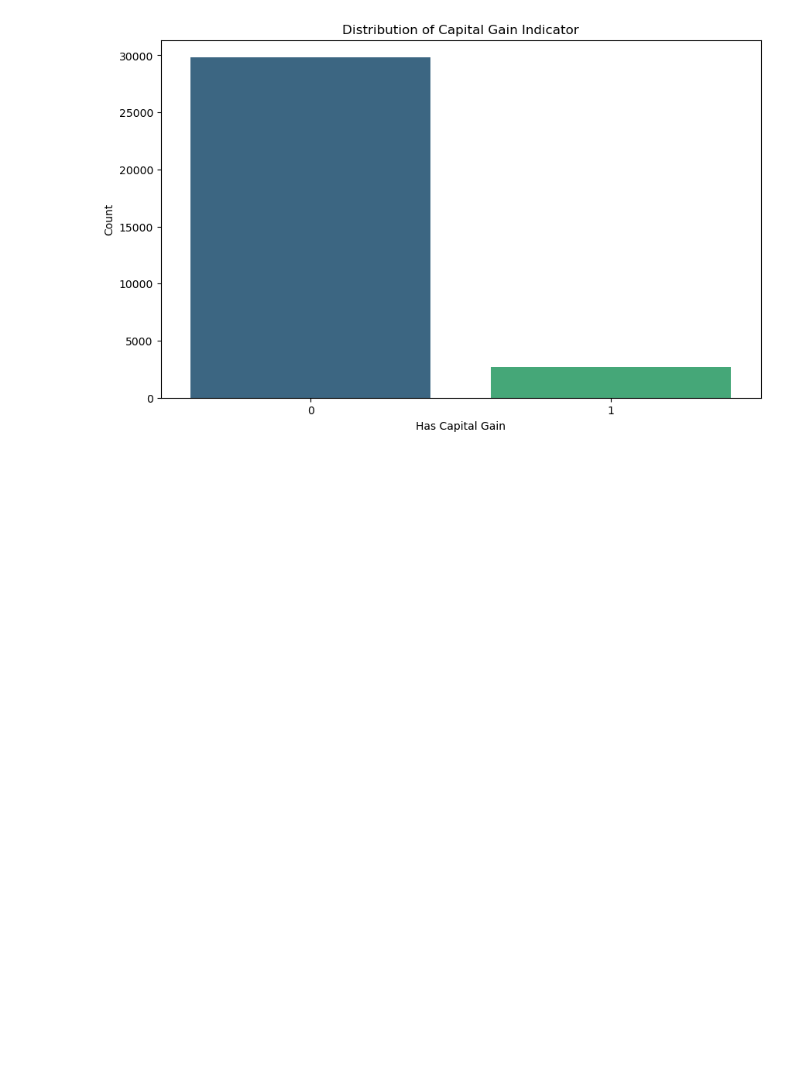
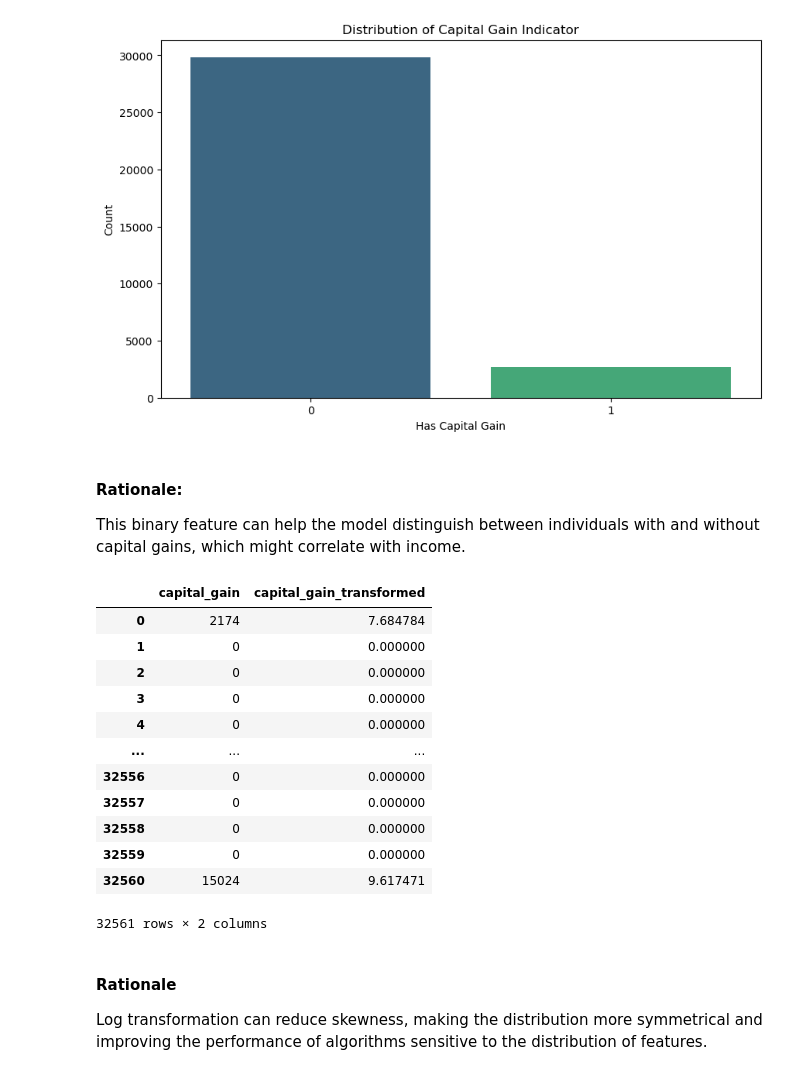
Before and after one commit to Priyanshu501/Assignments, a Jupyter notebook: EDA2/EDA2.ipynb, the cells around one changed output. Saved outputs shown, nothing was run; the diff lists cells and outputs as text; code cells hidden in the pictures; blank space fills up the shorter version.

```diff
--- a/EDA2/EDA2.ipynb
+++ b/EDA2/EDA2.ipynb
@@ -340,3 +343,30 @@ plt.ylabel('Count')
 plt.show()
 # %% [output]
 [figure]
+# %% [markdown]
+#### Rationale:
+
+This binary feature can help the model distinguish between individuals with and without capital gains, which might correlate with income.
+# %%
+# Applying Log Transformation of capital_gain feature
+import numpy as np
+df['capital_gain_transformed'] = df['capital_gain'].apply(lambda x: np.log(x + 1))
+
+display(df[['capital_gain', 'capital_gain_transformed']])
+# %% [output]
+|  | capital_gain | capital_gain_transformed |
+| 0 | 2174 | 7.684784 |
+| 1 | 0 | 0.000000 |
+| 2 | 0 | 0.000000 |
+| 3 | 0 | 0.000000 |
+| 4 | 0 | 0.000000 |
+| ... | ... | ... |
+| 32556 | 0 | 0.000000 |
+| 32557 | 0 | 0.000000 |
+| 32558 | 0 | 0.000000 |
+| 32559 | 0 | 0.000000 |
+| 32560 | 15024 | 9.617471 |
+32561 rows × 2 columns
+# %% [markdown]
+#### Rationale
+Log transformation can reduce skewness, making the distribution more symmetrical and improving the performance of algorithms sensitive to the distribution of features.
```
Also changed, not shown: parts of 1 cell of this notebook.
